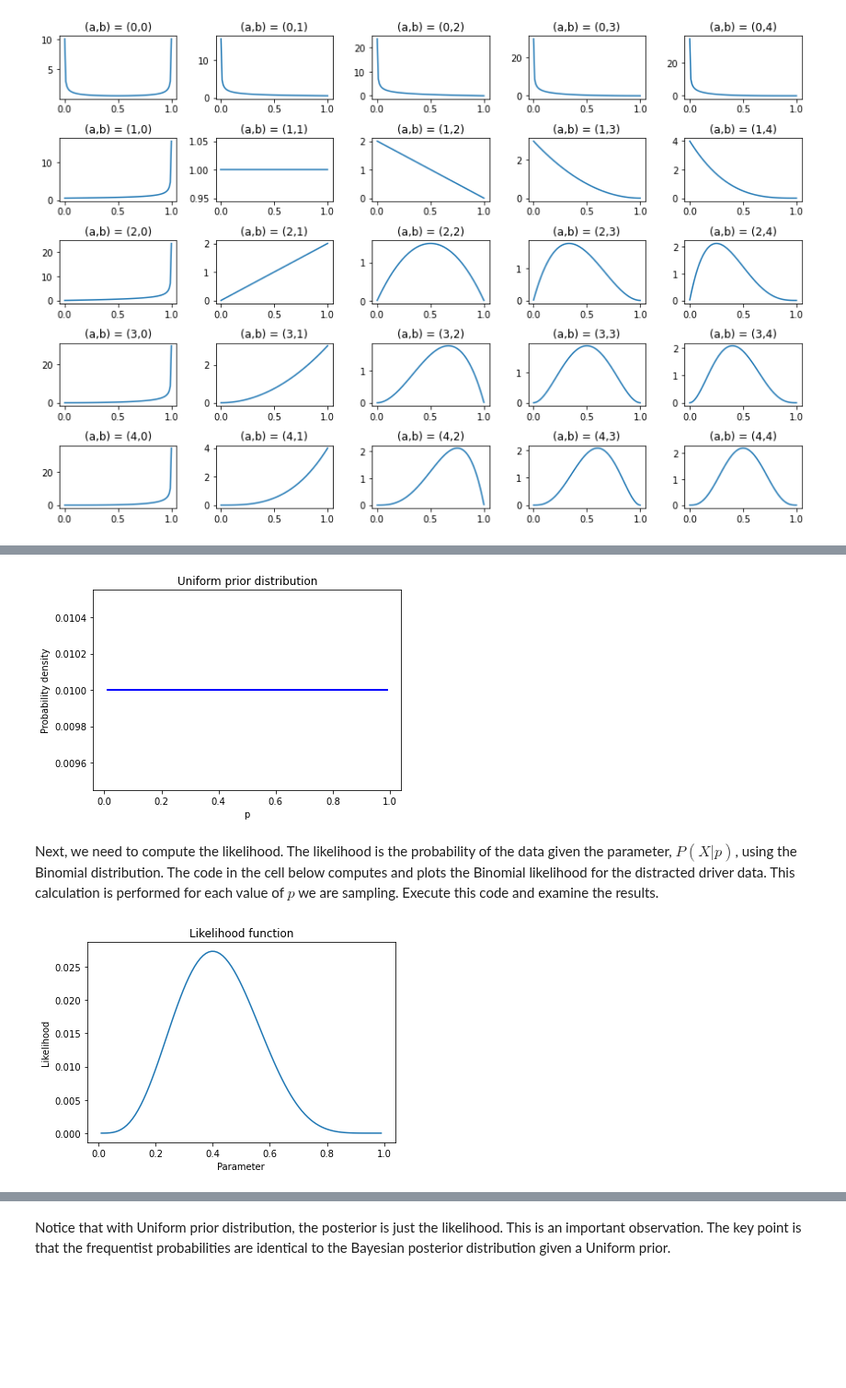
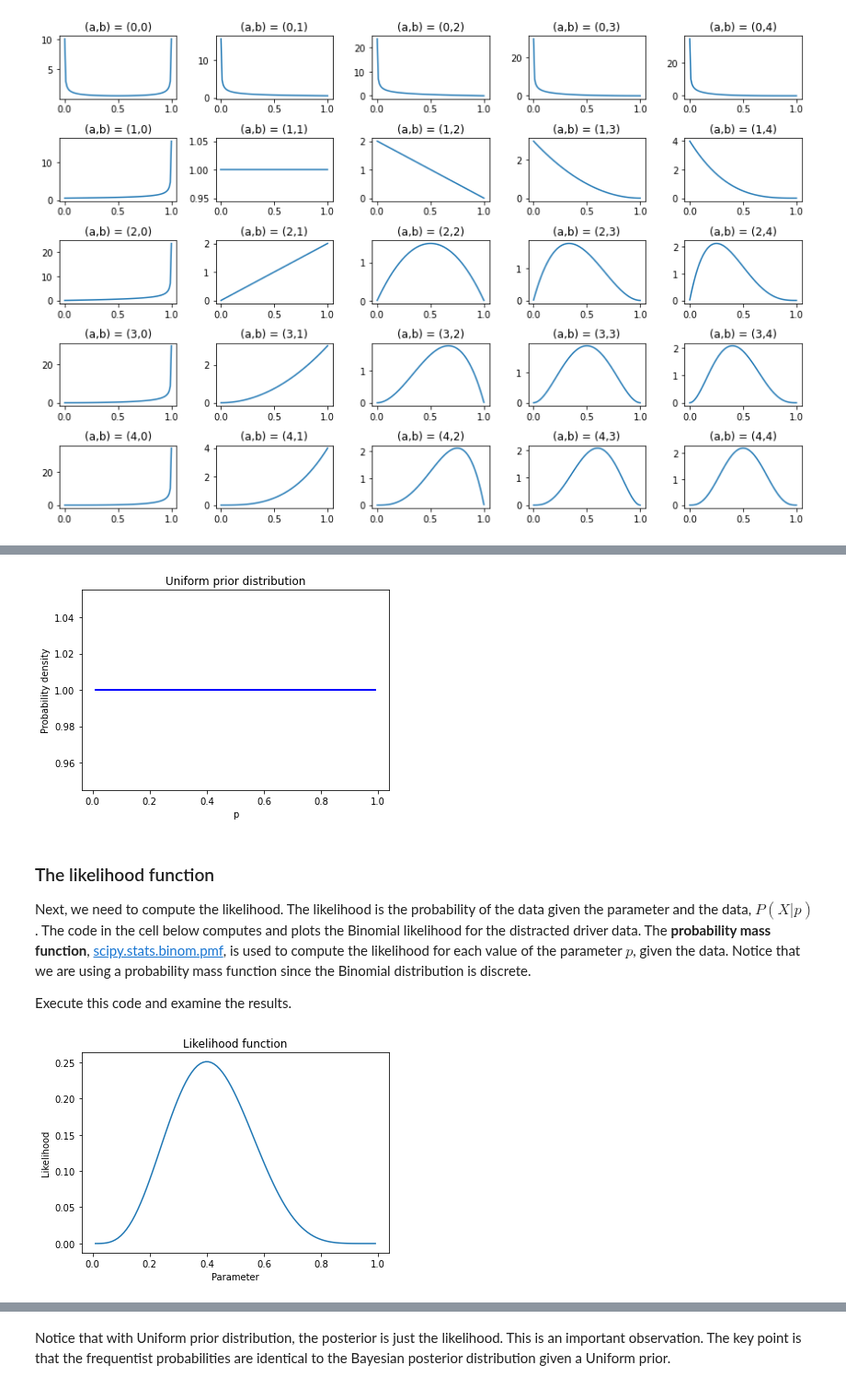
Before and after one commit to StephenElston/DataScience410, a Jupyter notebook: Lecture5/IntroductionToBayes.ipynb, the cells around one changed output, grey strips where cells are left out. Shown at 92% size. Drawn from its saved outputs; the diff is of its cells as text; code cells hidden in the pictures; blank space fills up the shorter version.

```diff
--- a/Lecture5/IntroductionToBayes.ipynb
+++ b/Lecture5/IntroductionToBayes.ipynb
@@ -470,28 +481,33 @@ plt.tight_layout()
 # %%
+def beta_prior(p, a, b):
+    pp = scipy.stats.beta.pdf(p, a, b)
+    return pp
+
 N = 100
-p = numpy.linspace(.01, .99, num=N)
-pp = [1./N] * N
+p = np.linspace(.01, .99, num=N)
+pp = beta_prior(p, 1.0, 1.0 )
 plt.plot(p, pp, linewidth=2, color='blue')
 plt.xlabel('p')
 plt.ylabel('Probability density')
 _=plt.title('Uniform prior distribution')
 # %% [output]
-[figure, old version]
+[figure, new version]
 # %% [markdown]
-Next, we need to compute the likelihood. The likelihood is the probability of the data given the parameter, $P(X|p)$, using the Binomial distribution. The code in the cell below computes and plots the Binomial likelihood for the distracted driver data. This calculation is performed for each value of $p$ we are sampling. Execute this code and examine the results.
+### The likelihood function
+
+Next, we need to compute the likelihood. The likelihood is the probability of the data given the parameter and the data, $P(X|p)$. The code in the cell below computes and plots the Binomial likelihood for the distracted driver data. The **probability mass function**, [scipy.stats.binom.pmf](https://docs.scipy.org/doc/scipy/reference/generated/scipy.stats.binom.html), is used to compute the likelihood for each value of the parameter $p$, given the data. Notice that we are using a probability mass function since the Binomial distribution is discrete.
+
+Execute this code and examine the results.
 # %%
-def likelihood(p, data):
+def binomial_likelihood(p, data):
     k = sum(data)
-    N = len(data)
-    # Compute Binomial likelihood
-    l = scipy.special.comb(N, k) * p**k * (1-p)**(N-k)
-    # Normalize the likelihood to sum to unity
-    return l/sum(l)
+    n = len(data)
+    return scipy.stats.binom.pmf(k, n, p)
 
-l = likelihood(p, distracted)
+l = binomial_likelihood(p, distracted)
 plt.plot(p, l)
 plt.title('Likelihood function')
 plt.xlabel('Parameter')
 _=plt.ylabel('Likelihood')
 # %% [output]
-[figure, old version]
+[figure, new version]
```
Also changed, not shown: parts of 19 cells of this notebook.
